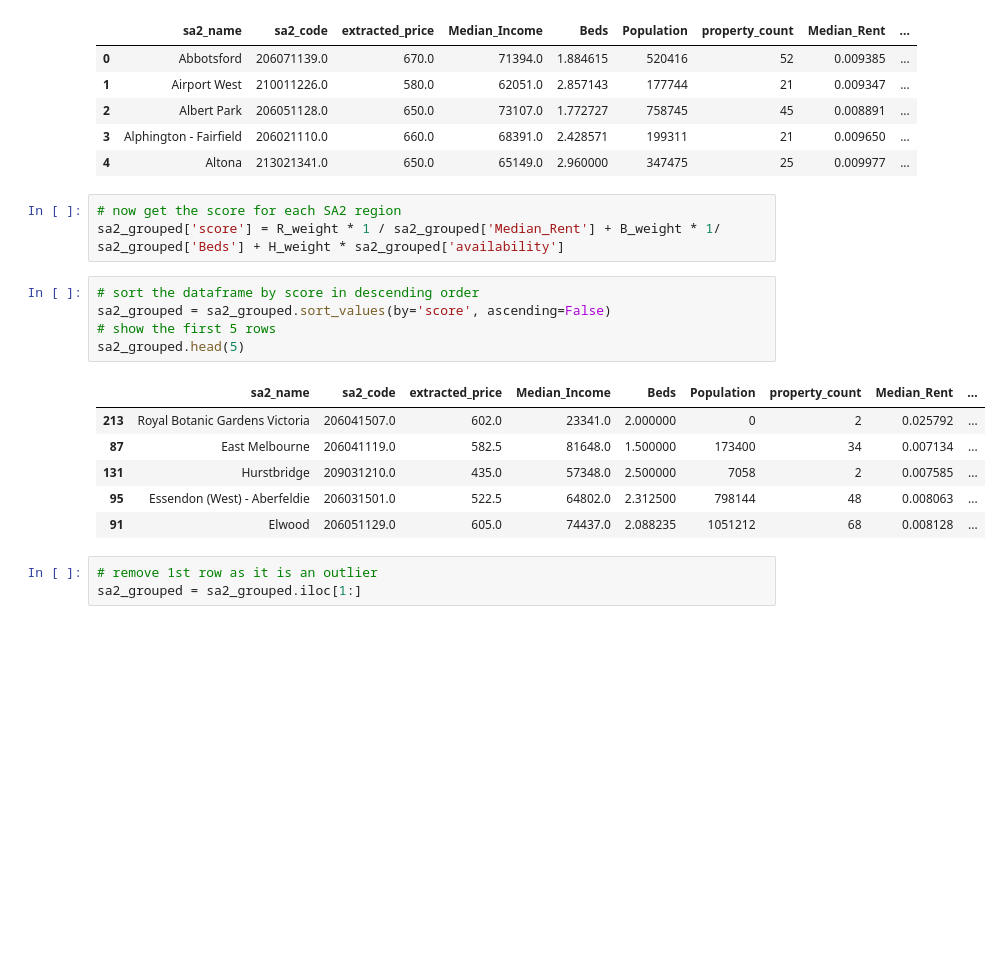
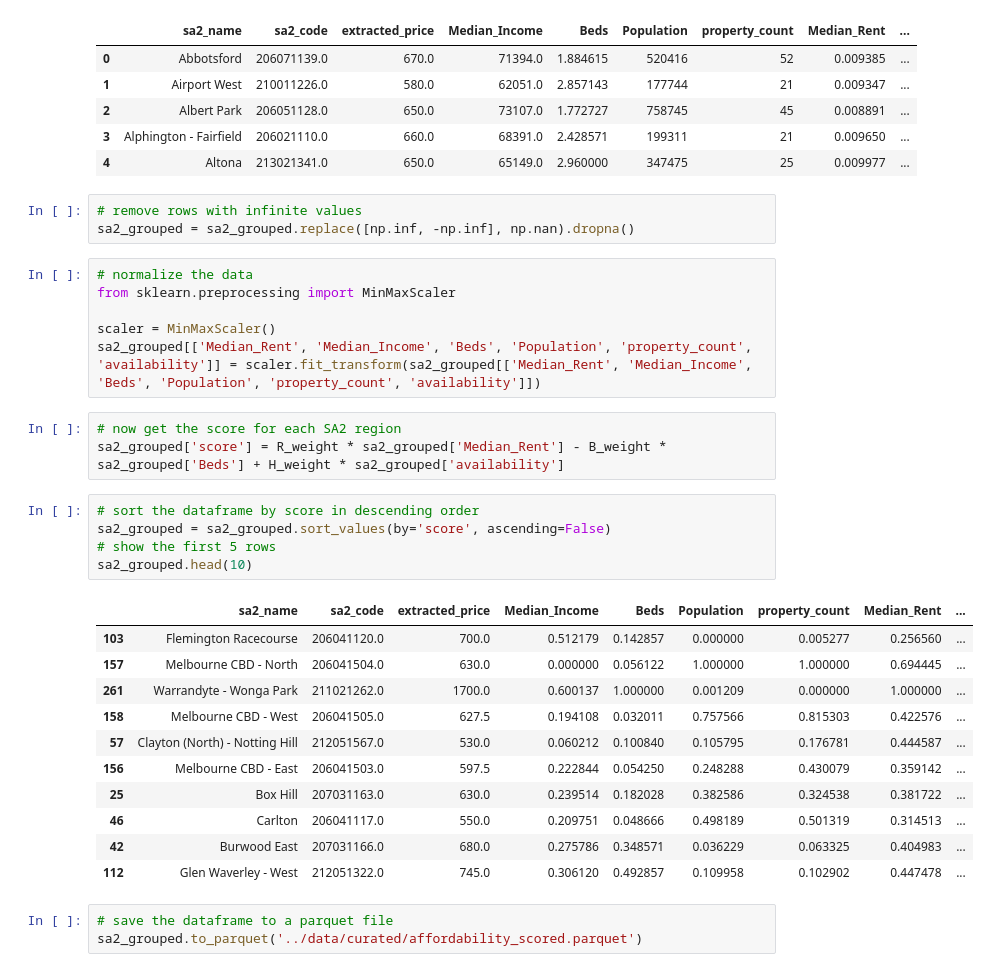
Before and after one commit to MAST30034-AppliedDataScience/project-2-group-real-estate-industry-project-3, a Jupyter notebook: notebooks/affordability.ipynb, the cells around one changed output. Cells and saved outputs as stored; diff of their text form; blank space fills up the shorter version.

```diff
--- a/notebooks/affordability.ipynb
+++ b/notebooks/affordability.ipynb
@@ -62,21 +62,35 @@ sa2_grouped.head(5)
 | 2 | Albert Park | 206051128.0 | 650.0 | 73107.0 | 1.772727 | 758745 | 45 | 0.008891 | ... |
 | 3 | Alphington - Fairfield | 206021110.0 | 660.0 | 68391.0 | 2.428571 | 199311 | 21 | 0.009650 | ... |
 | 4 | Altona | 213021341.0 | 650.0 | 65149.0 | 2.960000 | 347475 | 25 | 0.009977 | ... |
+# %%
+# remove rows with infinite values
+sa2_grouped = sa2_grouped.replace([np.inf, -np.inf], np.nan).dropna()
+# %%
+# normalize the data
+from sklearn.preprocessing import MinMaxScaler
+
+scaler = MinMaxScaler()
+sa2_grouped[['Median_Rent', 'Median_Income', 'Beds', 'Population', 'property_count', 'availability']] = scaler.fit_transform(sa2_grouped[['Median_Rent', 'Median_Income', 'Beds', 'Population', 'property_count', 'availability']])
 # %%
 # now get the score for each SA2 region
-sa2_grouped['score'] = R_weight * 1 / sa2_grouped['Median_Rent'] + B_weight * 1/ sa2_grouped['Beds'] + H_weight * sa2_grouped['availability']
+sa2_grouped['score'] = R_weight * sa2_grouped['Median_Rent'] - B_weight *  sa2_grouped['Beds'] + H_weight * sa2_grouped['availability']
 # %%
 # sort the dataframe by score in descending order
 sa2_grouped = sa2_grouped.sort_values(by='score', ascending=False)
 # show the first 5 rows
-sa2_grouped.head(5)
+sa2_grouped.head(10)
 # %% [output]
 |  | sa2_name | sa2_code | extracted_price | Median_Income | Beds | Population | property_count | Median_Rent | ... |
-| 213 | Royal Botanic Gardens Victoria | 206041507.0 | 602.0 | 23341.0 | 2.000000 | 0 | 2 | 0.025792 | ... |
-| 87 | East Melbourne | 206041119.0 | 582.5 | 81648.0 | 1.500000 | 173400 | 34 | 0.007134 | ... |
-| 131 | Hurstbridge | 209031210.0 | 435.0 | 57348.0 | 2.500000 | 7058 | 2 | 0.007585 | ... |
-| 95 | Essendon (West) - Aberfeldie | 206031501.0 | 522.5 | 64802.0 | 2.312500 | 798144 | 48 | 0.008063 | ... |
-| 91 | Elwood | 206051129.0 | 605.0 | 74437.0 | 2.088235 | 1051212 | 68 | 0.008128 | ... |
+| 103 | Flemington Racecourse | 206041120.0 | 700.0 | 0.512179 | 0.142857 | 0.000000 | 0.005277 | 0.256560 | ... |
+| 157 | Melbourne CBD - North | 206041504.0 | 630.0 | 0.000000 | 0.056122 | 1.000000 | 1.000000 | 0.694445 | ... |
+| 261 | Warrandyte - Wonga Park | 211021262.0 | 1700.0 | 0.600137 | 1.000000 | 0.001209 | 0.000000 | 1.000000 | ... |
+| 158 | Melbourne CBD - West | 206041505.0 | 627.5 | 0.194108 | 0.032011 | 0.757566 | 0.815303 | 0.422576 | ... |
+| 57 | Clayton (North) - Notting Hill | 212051567.0 | 530.0 | 0.060212 | 0.100840 | 0.105795 | 0.176781 | 0.444587 | ... |
+| 156 | Melbourne CBD - East | 206041503.0 | 597.5 | 0.222844 | 0.054250 | 0.248288 | 0.430079 | 0.359142 | ... |
+| 25 | Box Hill | 207031163.0 | 630.0 | 0.239514 | 0.182028 | 0.382586 | 0.324538 | 0.381722 | ... |
+| 46 | Carlton | 206041117.0 | 550.0 | 0.209751 | 0.048666 | 0.498189 | 0.501319 | 0.314513 | ... |
+| 42 | Burwood East | 207031166.0 | 680.0 | 0.275786 | 0.348571 | 0.036229 | 0.063325 | 0.404983 | ... |
+| 112 | Glen Waverley - West | 212051322.0 | 745.0 | 0.306120 | 0.492857 | 0.109958 | 0.102902 | 0.447478 | ... |
-# %%
-# remove 1st row as it is an outlier
-sa2_grouped = sa2_grouped.iloc[1:]
+# %%
+# save the dataframe to a parquet file
+sa2_grouped.to_parquet('../data/curated/affordability_scored.parquet')
```
